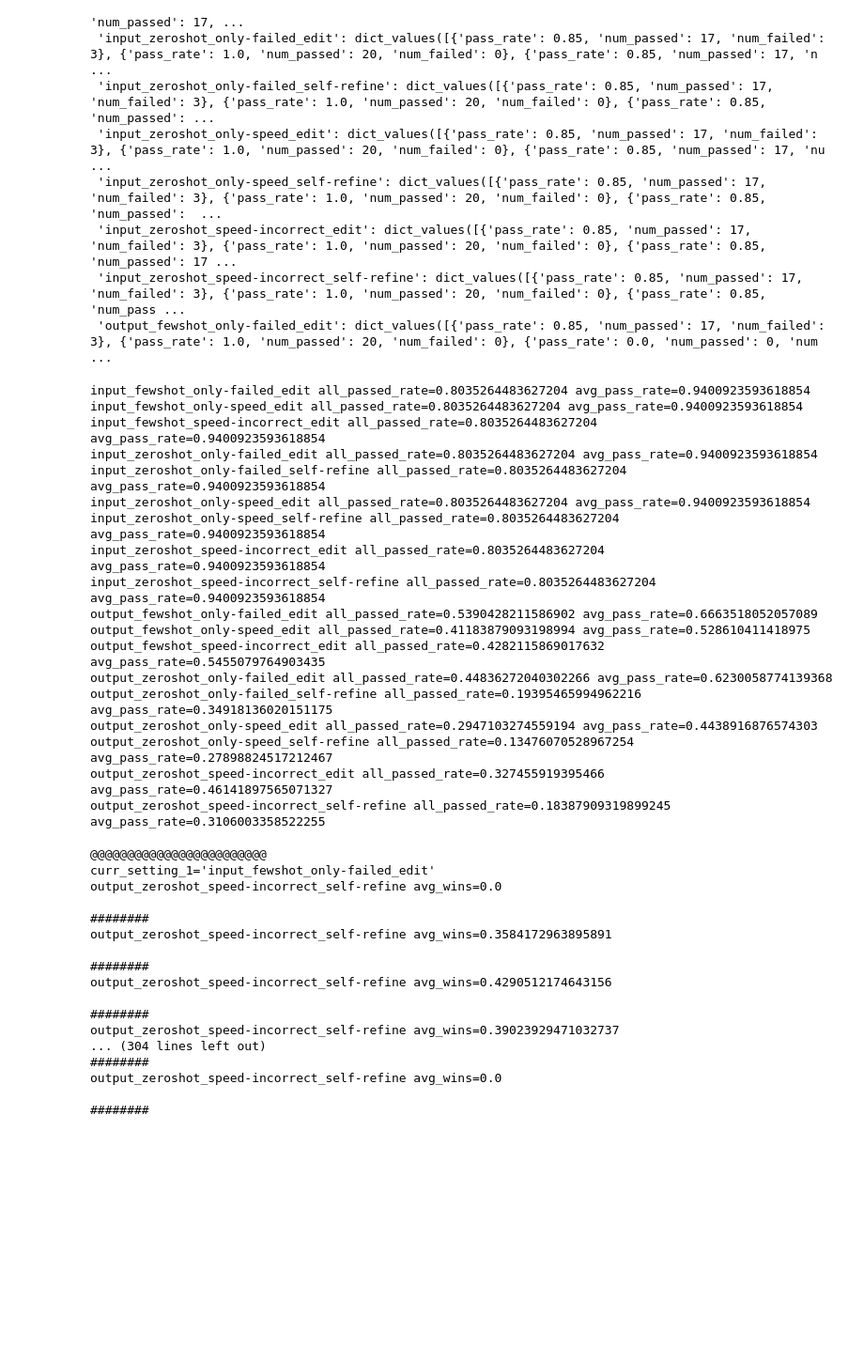
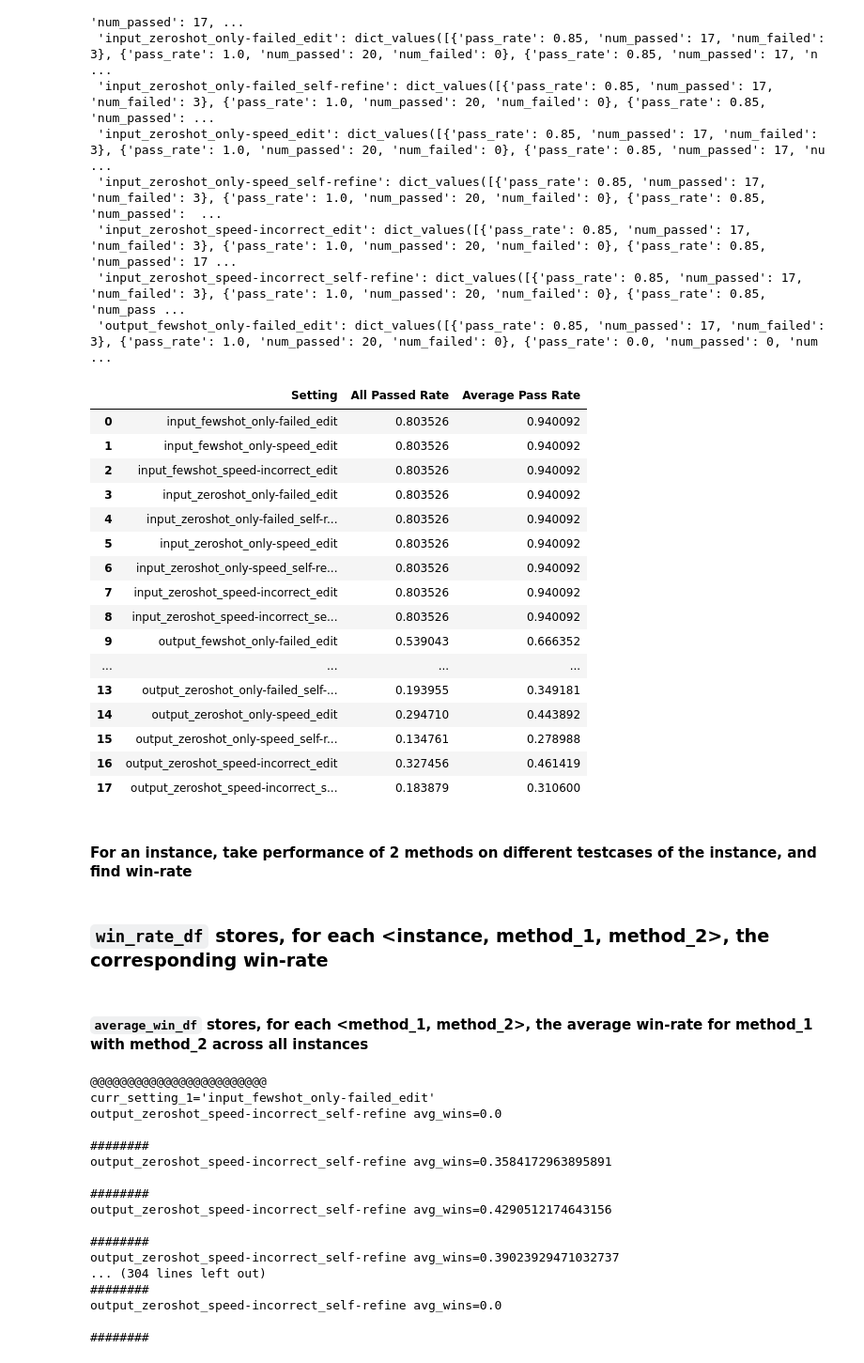
Before and after one commit to Srijith-rkr/NoFunCoder, a Jupyter notebook: analysis_stuff_code/00_cal_scores.ipynb, the cells around one changed output. Shown at 94% size. Drawn from its saved outputs; the diff is of its cells as text; code cells hidden in the pictures; blank space fills up the shorter version.

```diff
--- a/analysis_stuff_code/00_cal_scores.ipynb
+++ b/analysis_stuff_code/00_cal_scores.ipynb
@@ -17,6 +19,7 @@ json_files = find_json_files_in_dir(A4_DIR)
 
 json_files = [x for x in json_files if "do_not_use" not in x]
 json_files = [x for x in json_files if "DPO_NO" not in x]
+json_files = [x for x in json_files if "profiler" not in x]
 print("Total number of json files: ", len(json_files))
 
 # here is the filename: generated_codes_deepseek_base_1e-4_NO_cot_speed_incorrect_samples_10_epoch_edit_deepseek_instruct_nrowsNone_tokens1024_temp0.0_fewshotex0_samples1_2024-12-08_00:33:24.jsonl
@@ -361,30 +364,43 @@ pass_rate_df
  'input_zeroshot_speed-incorrect_self-refine': dict_values([{'pass_rate': 0.85, 'num_passed': 17, 'num_failed': 3}, {'pass_rate': 1.0, 'num_passed': 20, 'num_failed': 0}, {'pass_rate': 0.85, 'num_pass ...
  'output_fewshot_only-failed_edit': dict_values([{'pass_rate': 0.85, 'num_passed': 17, 'num_failed': 3}, {'pass_rate': 1.0, 'num_passed': 20, 'num_failed': 0}, {'pass_rate': 0.0, 'num_passed': 0, 'num ...
 # %%
+import pandas as pd
+
+# Create a list to store the data
+data = []
+
+# Iterate through the pass_rate_df dictionary and collect the data
 for setting_now in pass_rate_df:
     tot_tests = len(pass_rate_df[setting_now])
-    all_passed_rate = len([x for x in pass_rate_df[setting_now] if x['pass_rate'] == 1])/tot_tests
-    avg_pass_rate = sum([x['pass_rate'] for x in pass_rate_df[setting_now]])/tot_tests
-    print(f"{setting_now} {all_passed_rate=} {avg_pass_rate=}")
+    all_passed_rate = len([x for x in pass_rate_df[setting_now] if x['pass_rate'] == 1]) / tot_tests
+    avg_pass_rate = sum([x['pass_rate'] for x in pass_rate_df[setting_now]]) / tot_tests
+    data.append([setting_now, all_passed_rate, avg_pass_rate])
+
+# Create a dataframe
+df = pd.DataFrame(data, columns=['Setting', 'All Passed Rate', 'Average Pass Rate'])
+
+# Display the dataframe
+df
 # %% [output]
-input_fewshot_only-failed_edit all_passed_rate=0.8035264483627204 avg_pass_rate=0.9400923593618854
-input_fewshot_only-speed_edit all_passed_rate=0.8035264483627204 avg_pass_rate=0.9400923593618854
-input_fewshot_speed-incorrect_edit all_passed_rate=0.8035264483627204 avg_pass_rate=0.9400923593618854
-input_zeroshot_only-failed_edit all_passed_rate=0.8035264483627204 avg_pass_rate=0.9400923593618854
-input_zeroshot_only-failed_self-refine all_passed_rate=0.8035264483627204 avg_pass_rate=0.9400923593618854
-input_zeroshot_only-speed_edit all_passed_rate=0.8035264483627204 avg_pass_rate=0.9400923593618854
-input_zeroshot_only-speed_self-refine all_passed_rate=0.8035264483627204 avg_pass_rate=0.9400923593618854
-input_zeroshot_speed-incorrect_edit all_passed_rate=0.8035264483627204 avg_pass_rate=0.9400923593618854
-input_zeroshot_speed-incorrect_self-refine all_passed_rate=0.8035264483627204 avg_pass_rate=0.9400923593618854
-output_fewshot_only-failed_edit all_passed_rate=0.5390428211586902 avg_pass_rate=0.6663518052057089
-output_fewshot_only-speed_edit all_passed_rate=0.41183879093198994 avg_pass_rate=0.528610411418975
-output_fewshot_speed-incorrect_edit all_passed_rate=0.4282115869017632 avg_pass_rate=0.5455079764903435
-output_zeroshot_only-failed_edit all_passed_rate=0.44836272040302266 avg_pass_rate=0.6230058774139368
-output_zeroshot_only-failed_self-refine all_passed_rate=0.19395465994962216 avg_pass_rate=0.34918136020151175
-output_zeroshot_only-speed_edit all_passed_rate=0.2947103274559194 avg_pass_rate=0.4438916876574303
-output_zeroshot_only-speed_self-refine all_passed_rate=0.13476070528967254 avg_pass_rate=0.27898824517212467
-output_zeroshot_speed-incorrect_edit all_passed_rate=0.327455919395466 avg_pass_rate=0.46141897565071327
-output_zeroshot_speed-incorrect_self-refine all_passed_rate=0.18387909319899245 avg_pass_rate=0.3106003358522255
+|  | Setting | All Passed Rate | Average Pass Rate |
+| 0 | input_fewshot_only-failed_edit | 0.803526 | 0.940092 |
+| 1 | input_fewshot_only-speed_edit | 0.803526 | 0.940092 |
+| 2 | input_fewshot_speed-incorrect_edit | 0.803526 | 0.940092 |
+| 3 | input_zeroshot_only-failed_edit | 0.803526 | 0.940092 |
+| 4 | input_zeroshot_only-failed_self-r... | 0.803526 | 0.940092 |
+| 5 | input_zeroshot_only-speed_edit | 0.803526 | 0.940092 |
+| 6 | input_zeroshot_only-speed_self-re... | 0.803526 | 0.940092 |
+| 7 | input_zeroshot_speed-incorrect_edit | 0.803526 | 0.940092 |
+| 8 | input_zeroshot_speed-incorrect_se... | 0.803526 | 0.940092 |
+| 9 | output_fewshot_only-failed_edit | 0.539043 | 0.666352 |
+| ... | ... | ... | ... |
+| 13 | output_zeroshot_only-failed_self-... | 0.193955 | 0.349181 |
+| 14 | output_zeroshot_only-speed_edit | 0.294710 | 0.443892 |
+| 15 | output_zeroshot_only-speed_self-r... | 0.134761 | 0.278988 |
+| 16 | output_zeroshot_speed-incorrect_edit | 0.327456 | 0.461419 |
+| 17 | output_zeroshot_speed-incorrect_s... | 0.183879 | 0.310600 |
+# %% [markdown]
+#### For an instance, take performance of 2 methods on different testcases of the instance, and find win-rate
 # %%
 # find win rate
 # take 2 tc_list
@@ -420,6 +436,8 @@ def find_win_rate(tc_list1, tc_list2):
     win_2/=len(all_tcs)
     tied/=len(all_tcs)
     return win_1, win_2, tied
+# %% [markdown]
+### `win_rate_df` stores, for each <instance, method_1, method_2>, the corresponding win-rate
 # %%
 # find win rate for each with the other
 win_rate_df = dict()
@@ -435,6 +453,8 @@ for instance_id in instance_df:
                 win_rate_df[setting_id][setting_id2] = []
             win_1, win_2, tied = find_win_rate(instance_df[instance_id][setting_id].tc_list, instance_df[instance_id][setting_id2].tc_list)
             win_rate_df[setting_id][setting_id2].append(win_1)
+# %% [markdown]
+#### `average_win_df` stores, for each <method_1, method_2>, the average win-rate for method_1 with method_2 across all instances
 # %%
 avg_win_df = dict()
 for curr_setting_1 in win_rate_df:
```
Also changed, not shown: parts of 6 cells of this notebook.
